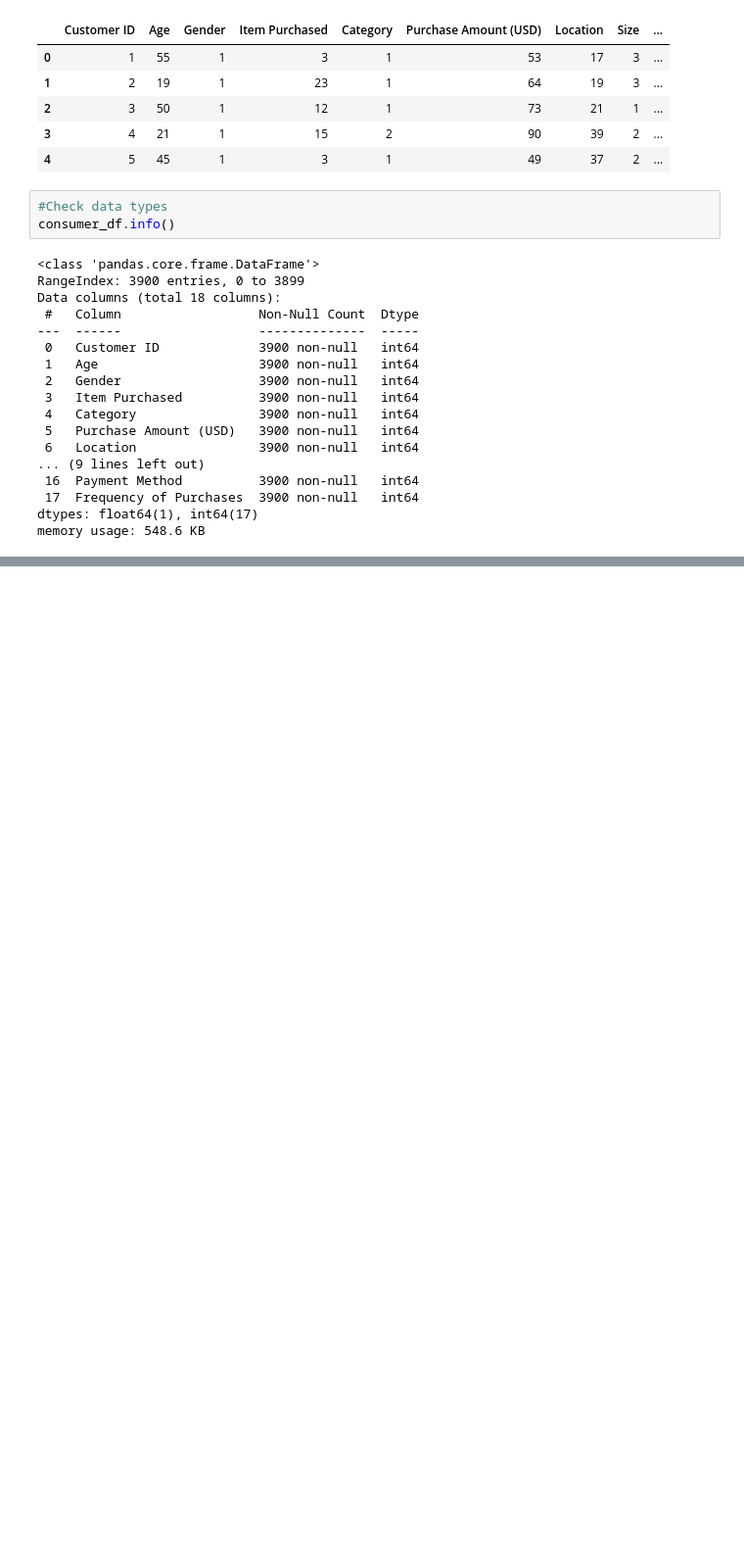
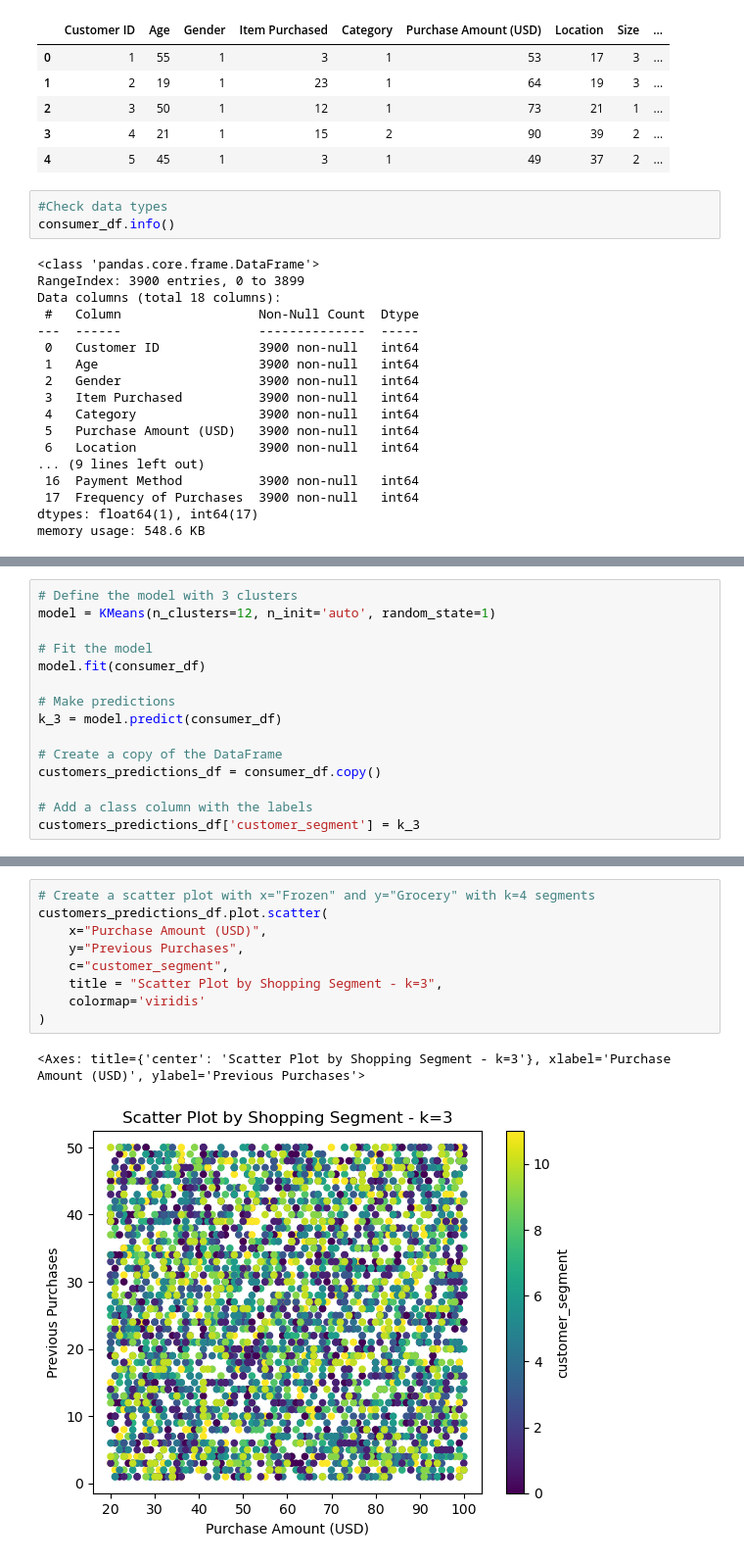
Before and after one commit to kylekerner/project2, a Jupyter notebook: project2.ipynb, the cells around one changed output, grey strips where cells are left out. Shown: that part at 98% size. Drawn from its saved outputs; the diff is of its cells as text; blank space fills up the shorter version.

```diff
--- a/project2.ipynb
+++ b/project2.ipynb
@@ -469,0 +544,15 @@ memory usage: 548.6 KB
+# %%
+# Define the model with 3 clusters
+model = KMeans(n_clusters=12, n_init='auto', random_state=1)
+
+# Fit the model
+model.fit(consumer_df)
+
+# Make predictions
+k_3 = model.predict(consumer_df)
+
+# Create a copy of the DataFrame
+customers_predictions_df = consumer_df.copy()
+
+# Add a class column with the labels
+customers_predictions_df['customer_segment'] = k_3
@@ -469,0 +576,12 @@ memory usage: 548.6 KB
+# %%
+# Create a scatter plot with x="Frozen" and y="Grocery" with k=4 segments
+customers_predictions_df.plot.scatter(
+    x="Purchase Amount (USD)",
+    y="Previous Purchases",
+    c="customer_segment",
+    title = "Scatter Plot by Shopping Segment - k=3",
+    colormap='viridis'
+)
+# %% [output]
+<Axes: title={'center': 'Scatter Plot by Shopping Segment - k=3'}, xlabel='Purchase Amount (USD)', ylabel='Previous Purchases'>
+[figure, added]
```
Also changed, not shown: parts of 8 cells of this notebook.
